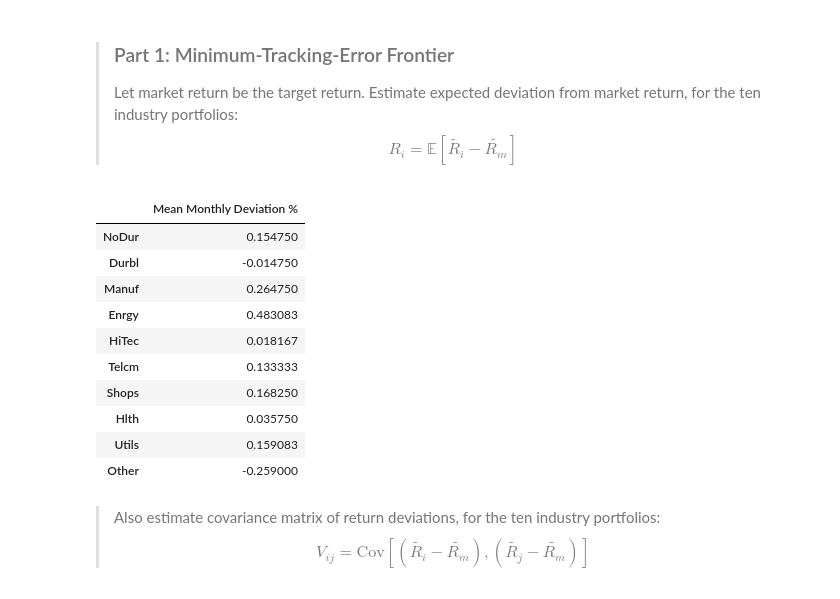
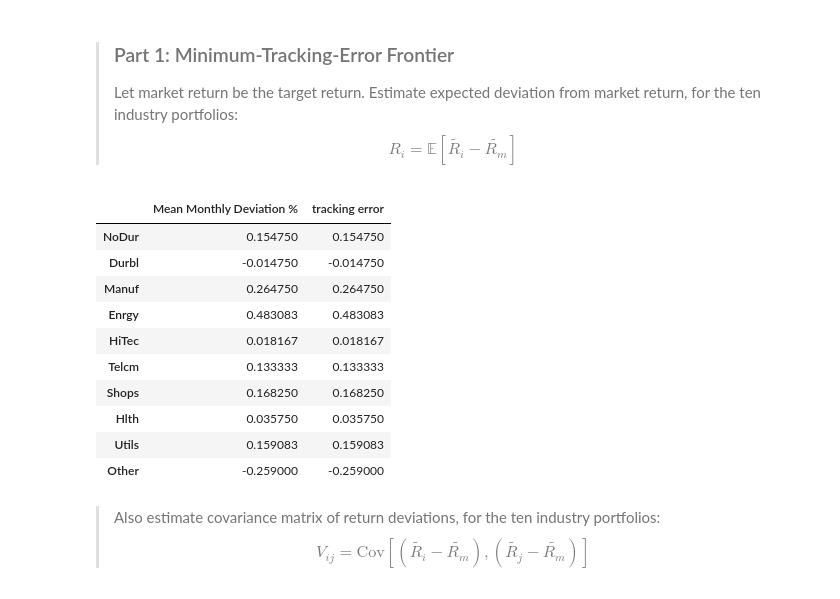
Before and after one commit to changjulian17/mqf_practice, a Jupyter notebook: QF600_Asset_Pricing/Homework_4/Efficient_Frontier_Revisited.ipynb, the cells around one changed output. Cells and saved outputs as stored; diff of their text form; code cells hidden in the pictures.

```diff
--- a/QF600_Asset_Pricing/Homework_4/Efficient_Frontier_Revisited.ipynb
+++ b/QF600_Asset_Pricing/Homework_4/Efficient_Frontier_Revisited.ipynb
@@ -23,24 +28,27 @@ $$
 # %%
 deviations = df_industries.values - df_market['Market'].values[:, np.newaxis]   # R_i - R_m,
 R = np.mean(deviations,   # and get mean deviation
             axis=0)
+tracking_error = np.mean(deviations,   # and get mean deviation
+            axis=0)
 
 pd.DataFrame(
-            {'Mean Monthly Deviation %': R},
+            {'Mean Monthly Deviation %': R,
+             'tracking error': tracking_error},
             index=df_industries.columns
             )
 # %% [output]
-|  | Mean Monthly Deviation % |
-| NoDur | 0.154750 |
-| Durbl | -0.014750 |
-| Manuf | 0.264750 |
-| Enrgy | 0.483083 |
-| HiTec | 0.018167 |
-| Telcm | 0.133333 |
-| Shops | 0.168250 |
-| Hlth | 0.035750 |
-| Utils | 0.159083 |
-| Other | -0.259000 |
+|  | Mean Monthly Deviation % | tracking error |
+| NoDur | 0.154750 | 0.154750 |
+| Durbl | -0.014750 | -0.014750 |
+| Manuf | 0.264750 | 0.264750 |
+| Enrgy | 0.483083 | 0.483083 |
+| HiTec | 0.018167 | 0.018167 |
+| Telcm | 0.133333 | 0.133333 |
+| Shops | 0.168250 | 0.168250 |
+| Hlth | 0.035750 | 0.035750 |
+| Utils | 0.159083 | 0.159083 |
+| Other | -0.259000 | -0.259000 |
 # %% [markdown]
 > Also estimate covariance matrix of return deviations, for the ten industry portfolios:
 $$
```
Also changed, not shown: parts of 6 cells of this notebook, 37 other files.
